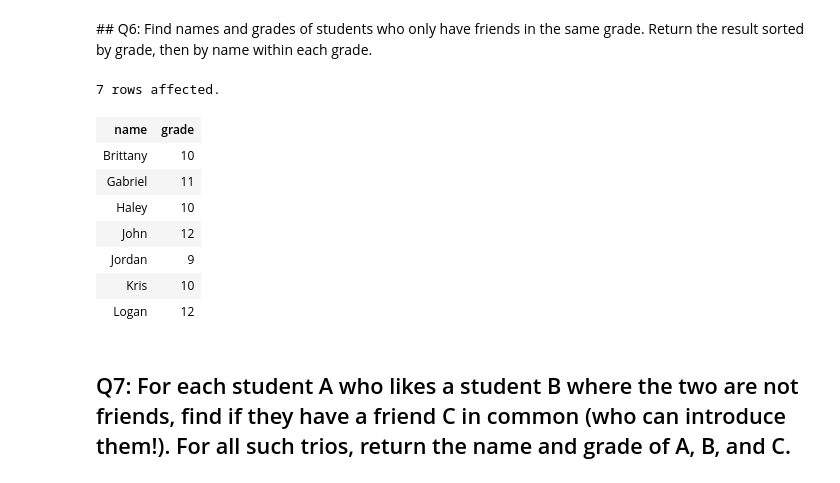
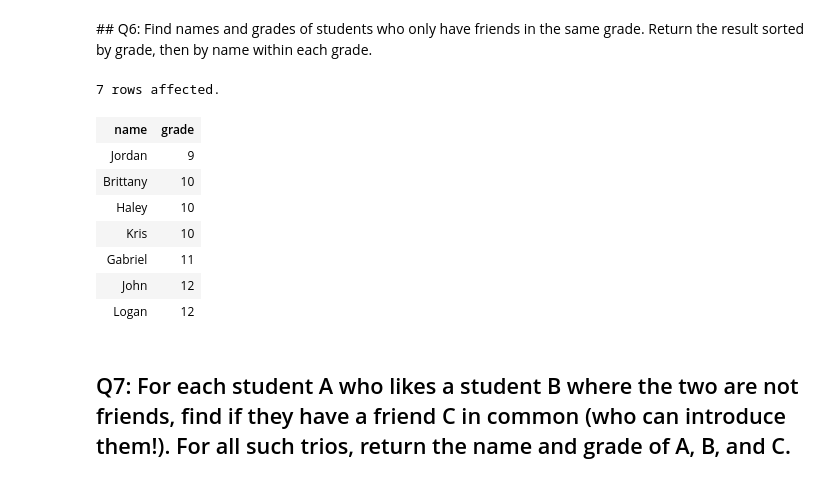
Before and after one commit to kbammarito/stanford_databases, a Jupyter notebook: social_network_analysis.ipynb, the cells around one changed output. Drawn from its saved outputs; the diff is of its cells as text; code cells hidden in the pictures.

```diff
--- a/social_network_analysis.ipynb
+++ b/social_network_analysis.ipynb
@@ -290,29 +290,29 @@ order by a_name;
 # %%
 %%sql
 select distinct name1 as name, grade1 as grade
 from
 (select distinct id1, name1, grade1
     from
     (select f.id1, h1.name as name1, h1.grade as grade1, f.id2, h2.name as name2, h2.grade as grade2
         from highschooler h1, highschooler h2, friend f
         where f.id1=h1.id and f.id2=h2.id) a
     where id1 not in
     (select distinct id1
         from
         (select f.id1, h1.name as name1, h1.grade as grade1, f.id2, h2.name as name2, h2.grade as grade2
             from highschooler h1, highschooler h2, friend f
             where f.id1=h1.id and f.id2=h2.id and h1.grade != h2.grade
             order by id1, grade1, id2, grade2) b)) c
-order by name, grade;
+order by grade, name;
 # %% [output]
 7 rows affected.
 | name | grade |
+| Jordan | 9 |
 | Brittany | 10 |
+| Haley | 10 |
+| Kris | 10 |
 | Gabriel | 11 |
-| Haley | 10 |
 | John | 12 |
-| Jordan | 9 |
-| Kris | 10 |
 | Logan | 12 |
 # %% [markdown]
 ## Q7: For each student A who likes a student B where the two are not friends, find if they have a friend C in common (who can introduce them!). For all such trios, return the name and grade of A, B, and C.
```
